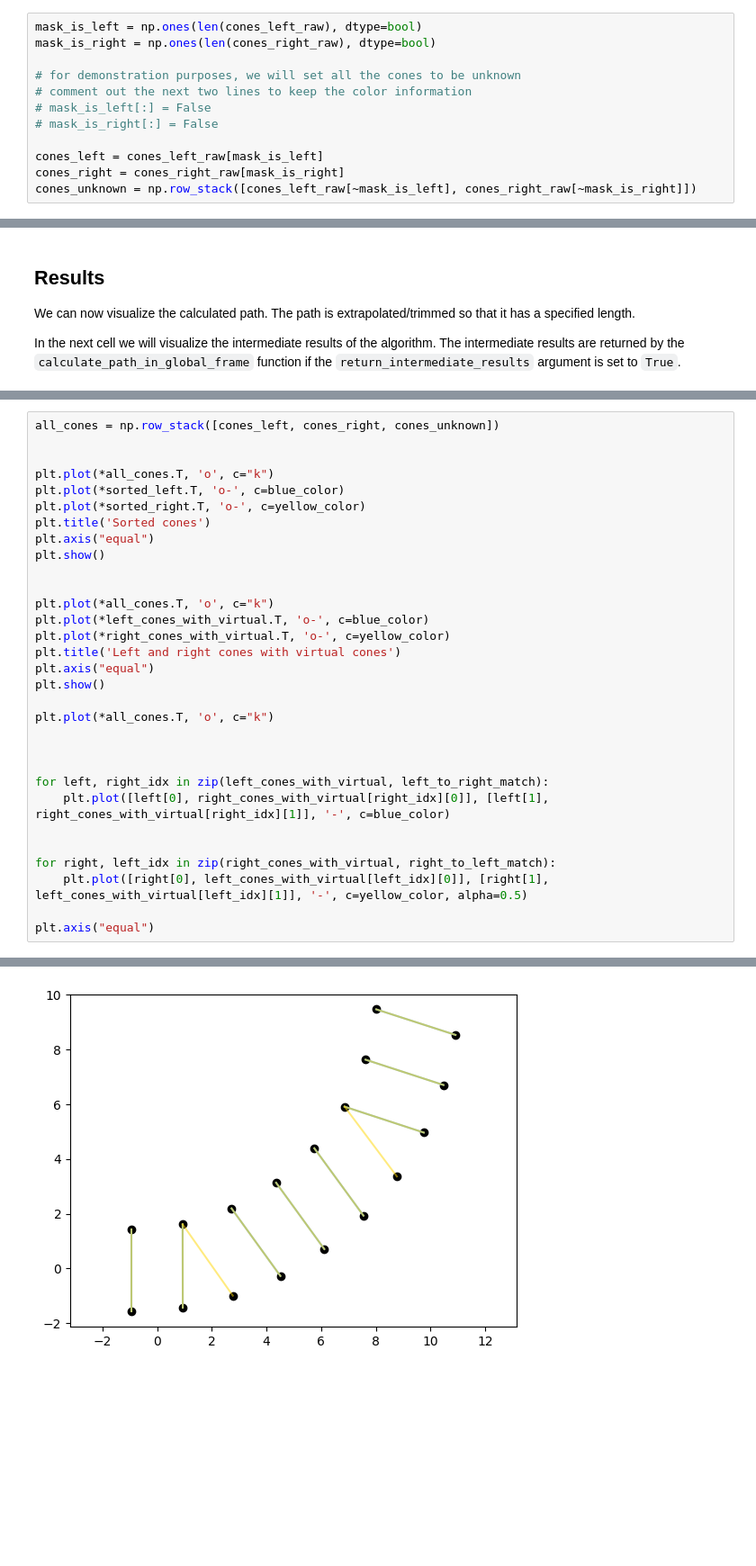
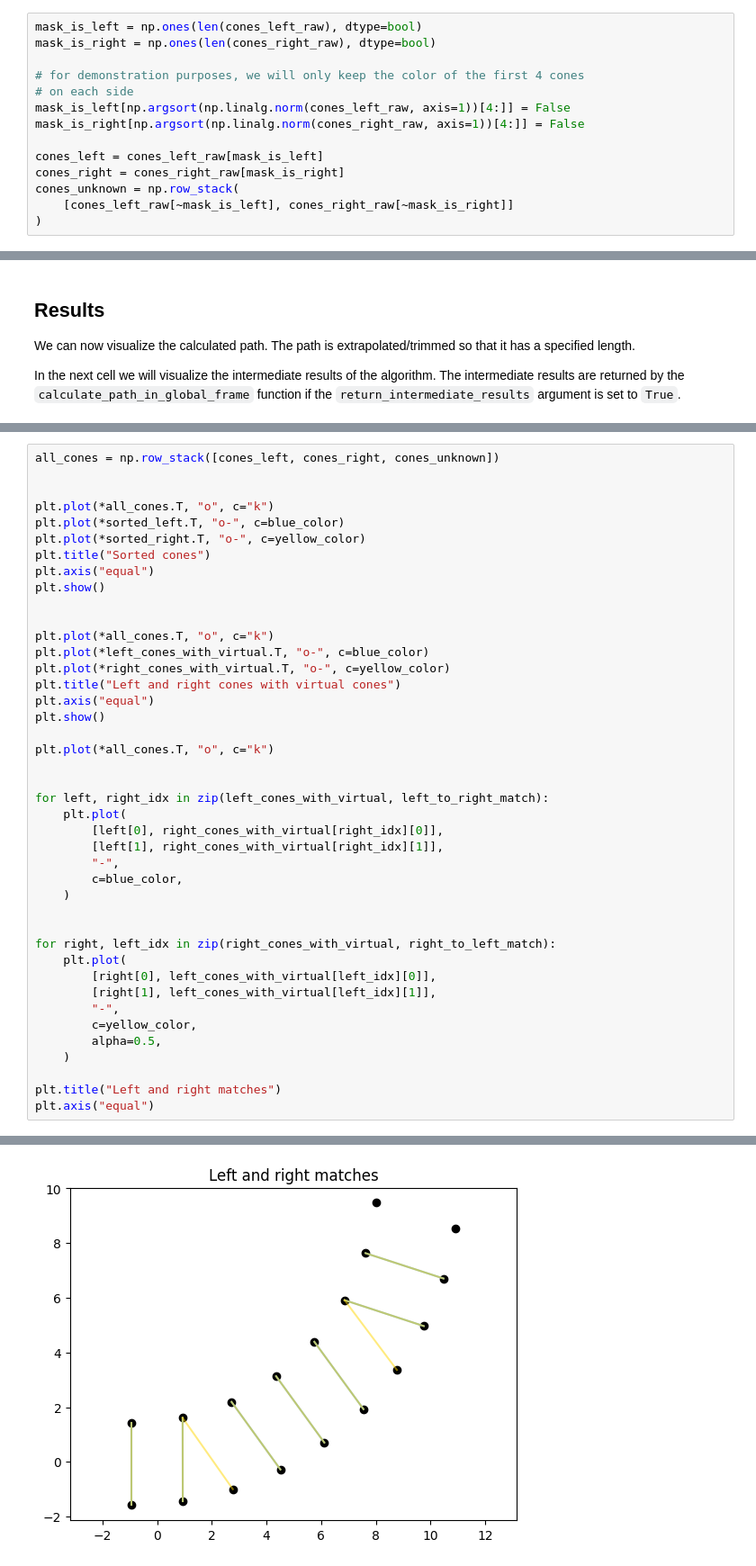
Before and after one commit to papalotis/ft-fsd-path-planning, a Jupyter notebook: fsd_path_planning/demo/simple_application.ipynb, the cells around one changed output, grey strips where cells are left out. Shown at 90% size. Drawn from its saved outputs; the diff is of its cells as text; blank space fills up the shorter version.

```diff
--- a/fsd_path_planning/demo/simple_application.ipynb
+++ b/fsd_path_planning/demo/simple_application.ipynb
@@ -37,14 +43,16 @@ The algorithm can work without knowing the colors of the cones. However, if the
 mask_is_left = np.ones(len(cones_left_raw), dtype=bool)
 mask_is_right = np.ones(len(cones_right_raw), dtype=bool)
 
-# for demonstration purposes, we will set all the cones to be unknown
-# comment out the next two lines to keep the color information
-# mask_is_left[:] = False
-# mask_is_right[:] = False
+# for demonstration purposes, we will only keep the color of the first 4 cones
+# on each side
+mask_is_left[np.argsort(np.linalg.norm(cones_left_raw, axis=1))[4:]] = False
+mask_is_right[np.argsort(np.linalg.norm(cones_right_raw, axis=1))[4:]] = False
 
 cones_left = cones_left_raw[mask_is_left]
 cones_right = cones_right_raw[mask_is_right]
-cones_unknown = np.row_stack([cones_left_raw[~mask_is_left], cones_right_raw[~mask_is_right]])
+cones_unknown = np.row_stack(
+    [cones_left_raw[~mask_is_left], cones_right_raw[~mask_is_right]]
+)
 # %% [markdown]
 ## Visualization
 
@@ -138,31 +158,42 @@ plt.plot(path[:, 0], path[:, 3]);
 all_cones = np.row_stack([cones_left, cones_right, cones_unknown])
 
 
-plt.plot(*all_cones.T, 'o', c="k")
-plt.plot(*sorted_left.T, 'o-', c=blue_color)
-plt.plot(*sorted_right.T, 'o-', c=yellow_color)
-plt.title('Sorted cones')
+plt.plot(*all_cones.T, "o", c="k")
+plt.plot(*sorted_left.T, "o-", c=blue_color)
+plt.plot(*sorted_right.T, "o-", c=yellow_color)
+plt.title("Sorted cones")
 plt.axis("equal")
 plt.show()
 
 
-plt.plot(*all_cones.T, 'o', c="k")
-plt.plot(*left_cones_with_virtual.T, 'o-', c=blue_color)
-plt.plot(*right_cones_with_virtual.T, 'o-', c=yellow_color)
-plt.title('Left and right cones with virtual cones')
+plt.plot(*all_cones.T, "o", c="k")
+plt.plot(*left_cones_with_virtual.T, "o-", c=blue_color)
+plt.plot(*right_cones_with_virtual.T, "o-", c=yellow_color)
+plt.title("Left and right cones with virtual cones")
 plt.axis("equal")
 plt.show()
 
-plt.plot(*all_cones.T, 'o', c="k")
-
+plt.plot(*all_cones.T, "o", c="k")
 
 
 for left, right_idx in zip(left_cones_with_virtual, left_to_right_match):
-    plt.plot([left[0], right_cones_with_virtual[right_idx][0]], [left[1], right_cones_with_virtual[right_idx][1]], '-', c=blue_color)
+    plt.plot(
+        [left[0], right_cones_with_virtual[right_idx][0]],
+        [left[1], right_cones_with_virtual[right_idx][1]],
+        "-",
+        c=blue_color,
+    )
 
 
 for right, left_idx in zip(right_cones_with_virtual, right_to_left_match):
-    plt.plot([right[0], left_cones_with_virtual[left_idx][0]], [right[1], left_cones_with_virtual[left_idx][1]], '-', c=yellow_color, alpha=0.5)
+    plt.plot(
+        [right[0], left_cones_with_virtual[left_idx][0]],
+        [right[1], left_cones_with_virtual[left_idx][1]],
+        "-",
+        c=yellow_color,
+        alpha=0.5,
+    )
 
+plt.title("Left and right matches")
 plt.axis("equal")
 # %% [output]
@@ -171,5 +202,5 @@ plt.axis("equal")
 (-1.5297177038177339,
  11.507768392038084,
  -2.13906506809308,
  10.026103145557148)
-[figure, old version]
+[figure, new version]
```
Also changed, not shown: parts of 7 cells of this notebook.
